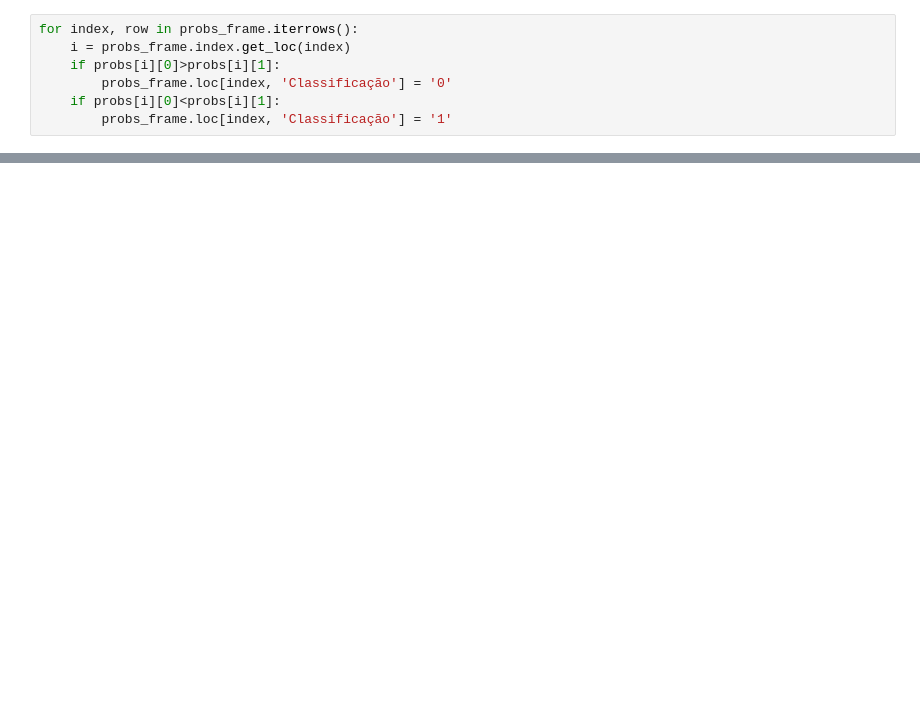
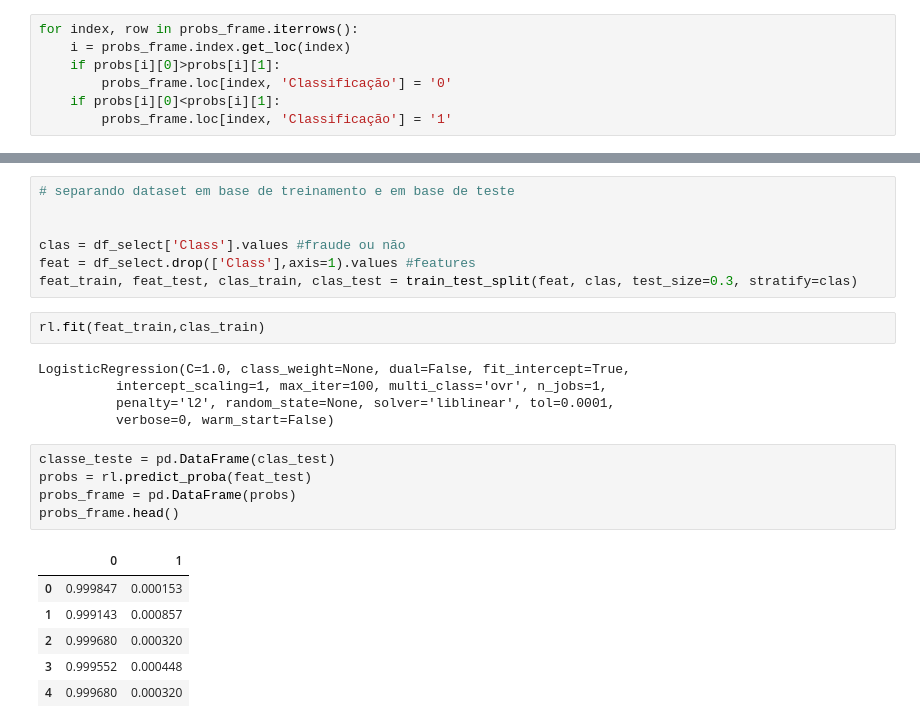
Before and after one commit to gabriellm1/Projeto3_CD, a Jupyter notebook: Projeto3.ipynb, the cells around one changed output, grey strips where cells are left out. Drawn from its saved outputs; the diff is of its cells as text; blank space fills up the shorter version.

```diff
--- a/Projeto3.ipynb
+++ b/Projeto3.ipynb
@@ -102,0 +104,26 @@ Comparativo_log
+# %%
+# separando dataset em base de treinamento e em base de teste
+
+
+clas = df_select['Class'].values #fraude ou não
+feat = df_select.drop(['Class'],axis=1).values #features
+feat_train, feat_test, clas_train, clas_test = train_test_split(feat, clas, test_size=0.3, stratify=clas)
+# %%
+rl.fit(feat_train,clas_train)
+# %% [output]
+LogisticRegression(C=1.0, class_weight=None, dual=False, fit_intercept=True,
+          intercept_scaling=1, max_iter=100, multi_class='ovr', n_jobs=1,
+          penalty='l2', random_state=None, solver='liblinear', tol=0.0001,
+          verbose=0, warm_start=False)
+# %%
+classe_teste = pd.DataFrame(clas_test)
+probs = rl.predict_proba(feat_test)
+probs_frame = pd.DataFrame(probs)
+probs_frame.head()
+# %% [output]
+|  | 0 | 1 |
+| 0 | 0.999847 | 0.000153 |
+| 1 | 0.999143 | 0.000857 |
+| 2 | 0.999680 | 0.000320 |
+| 3 | 0.999552 | 0.000448 |
+| 4 | 0.999680 | 0.000320 |
```
Also changed, not shown: parts of 14 cells of this notebook.
